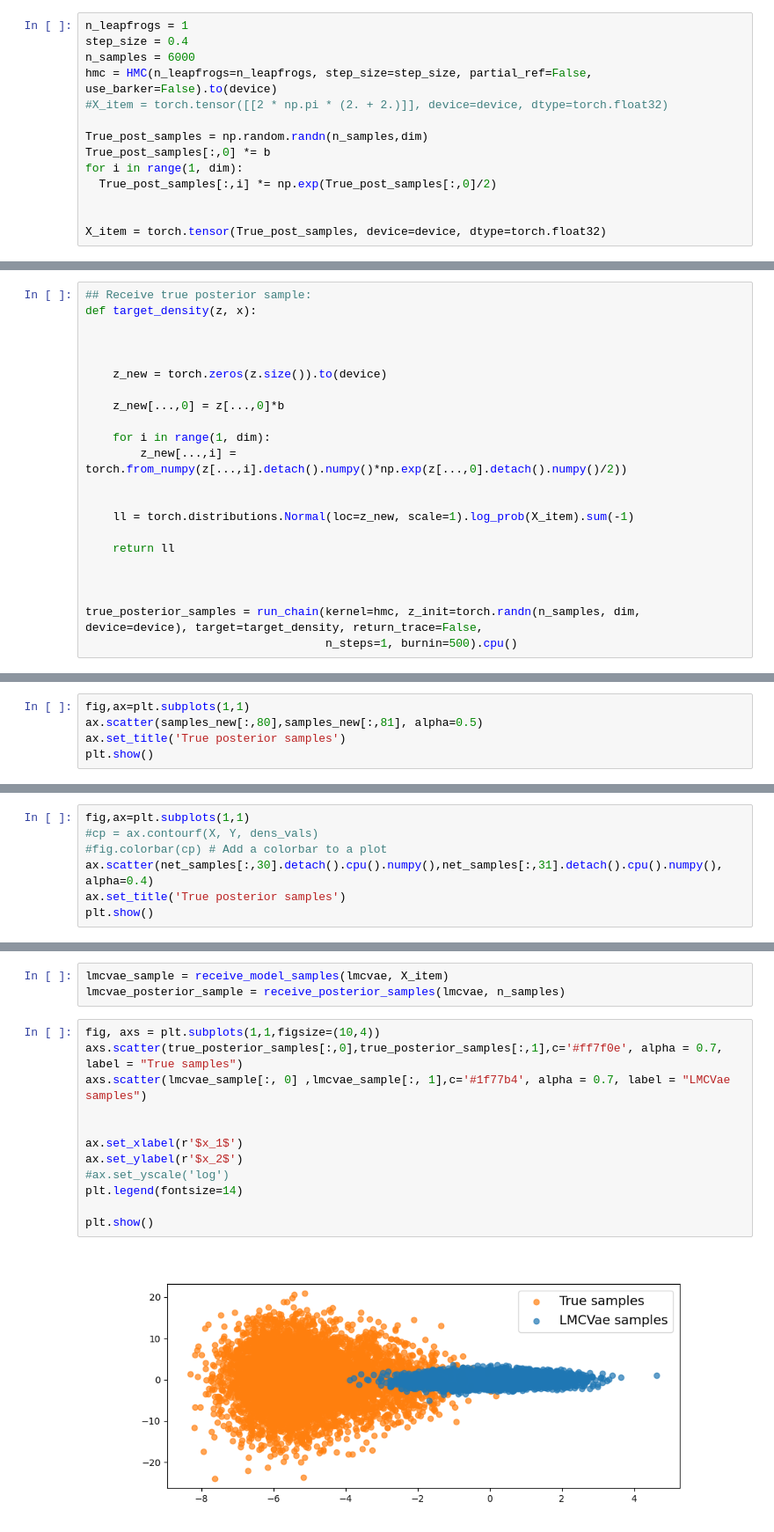
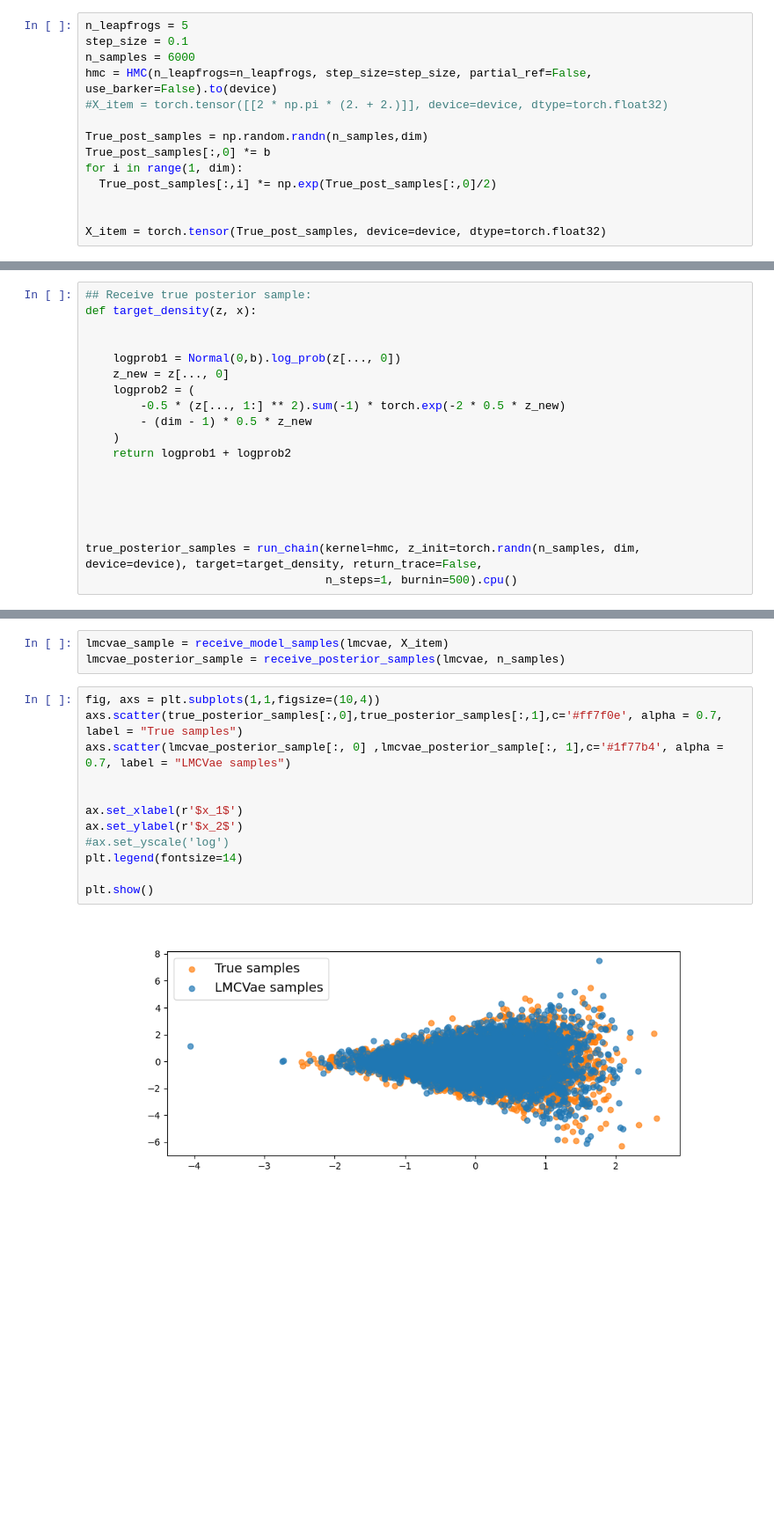
Before and after one commit to kushchevd/mcvae, a Jupyter notebook: experiments/funnel/funnel_experiment.ipynb, the cells around one changed output, grey strips where cells are left out. Shown: that part at 88% size. Saved outputs shown, nothing was run; the diff lists cells and outputs as text; blank space fills up the shorter version.

```diff
--- a/experiments/funnel/funnel_experiment.ipynb
+++ b/experiments/funnel/funnel_experiment.ipynb
@@ -225,7 +212,7 @@ HPU available: False, using: 0 HPUs
 `Trainer.fit` stopped: `max_epochs=31` reached.
 # %%
-n_leapfrogs = 1
-step_size = 0.4
+n_leapfrogs = 5
+step_size = 0.1
 n_samples = 6000
 hmc = HMC(n_leapfrogs=n_leapfrogs, step_size=step_size, partial_ref=False, use_barker=False).to(device)
 #X_item = torch.tensor([[2 * np.pi * (2. + 2.)]], device=device, dtype=torch.float32)
@@ -252,18 +239,15 @@ plt.show()
 def target_density(z, x):
 
 
-
-    z_new = torch.zeros(z.size()).to(device)
-
-    z_new[...,0] = z[...,0]*b
-
-    for i in range(1, dim):
-        z_new[...,i] = torch.from_numpy(z[...,i].detach().numpy()*np.exp(z[...,0].detach().numpy()/2))
+    logprob1 = Normal(0,b).log_prob(z[..., 0])
+    z_new = z[..., 0]
+    logprob2 = (
+        -0.5 * (z[..., 1:] ** 2).sum(-1) * torch.exp(-2 * 0.5 * z_new)
+        - (dim - 1) * 0.5 * z_new
+    )
+    return logprob1 + logprob2
 
 
-    ll = torch.distributions.Normal(loc=z_new, scale=1).log_prob(X_item).sum(-1)
-
-    return ll
 
 
 
@@ -288,5 +262,0 @@ for i in range(1, dim):
-# %%
-fig,ax=plt.subplots(1,1)
-ax.scatter(samples_new[:,80],samples_new[:,81], alpha=0.5)
-ax.set_title('True posterior samples')
-plt.show()
@@ -297,7 +262,0 @@ net_samples = lmcvae.decode(torch.tensor(true_posterior_samples))
-# %%
-fig,ax=plt.subplots(1,1)
-#cp = ax.contourf(X, Y, dens_vals)
-#fig.colorbar(cp) # Add a colorbar to a plot
-ax.scatter(net_samples[:,30].detach().cpu().numpy(),net_samples[:,31].detach().cpu().numpy(), alpha=0.4)
-ax.set_title('True posterior samples')
-plt.show()
@@ -338,14 +295,14 @@ lmcvae_posterior_sample = receive_posterior_samples(lmcvae, n_samples)
 # %%
 fig, axs = plt.subplots(1,1,figsize=(10,4))
 axs.scatter(true_posterior_samples[:,0],true_posterior_samples[:,1],c='#ff7f0e', alpha = 0.7, label = "True samples")
-axs.scatter(lmcvae_sample[:, 0] ,lmcvae_sample[:, 1],c='#1f77b4', alpha = 0.7, label = "LMCVae samples")
+axs.scatter(lmcvae_posterior_sample[:, 0] ,lmcvae_posterior_sample[:, 1],c='#1f77b4', alpha = 0.7, label = "LMCVae samples")
 
 
 ax.set_xlabel(r'$x_1$')
 ax.set_ylabel(r'$x_2$')
 #ax.set_yscale('log')
 plt.legend(fontsize=14)
 
 plt.show()
 # %% [output]
-[figure, old version]
+[figure, new version]
```
Also changed, not shown: parts of 12 cells of this notebook.
